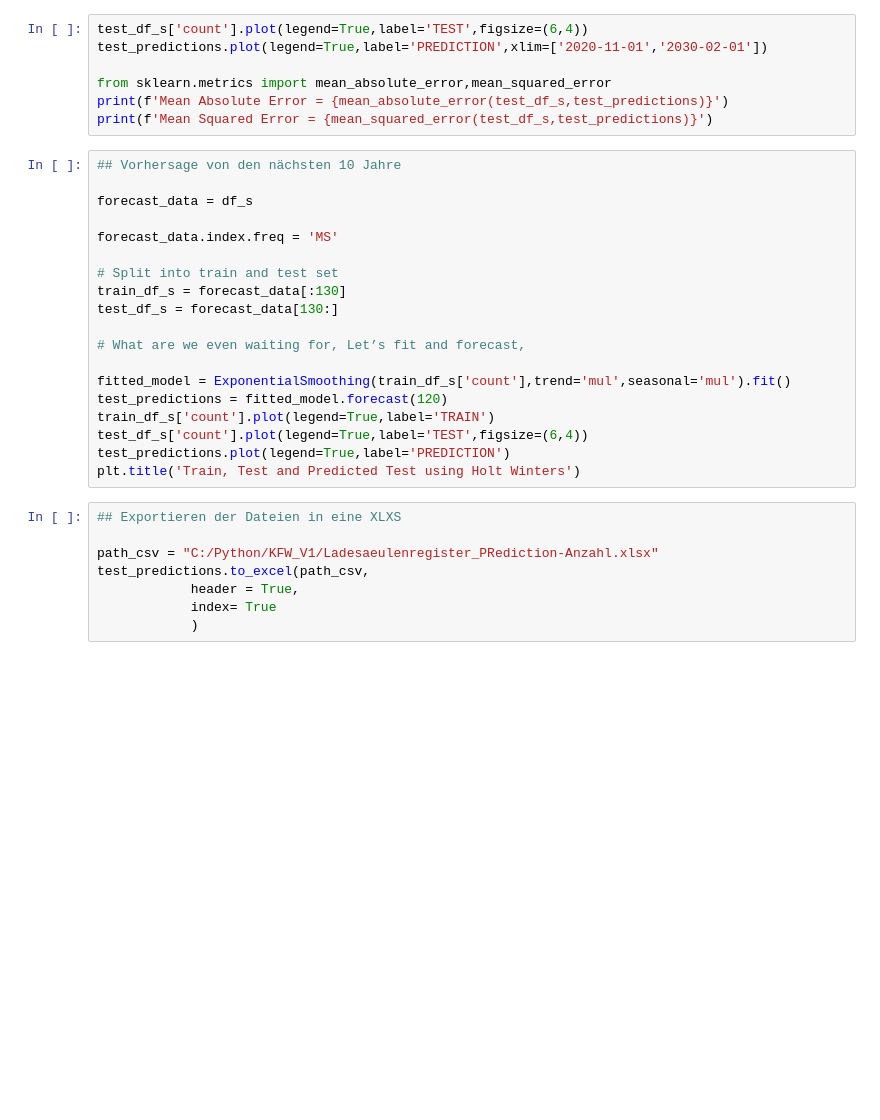
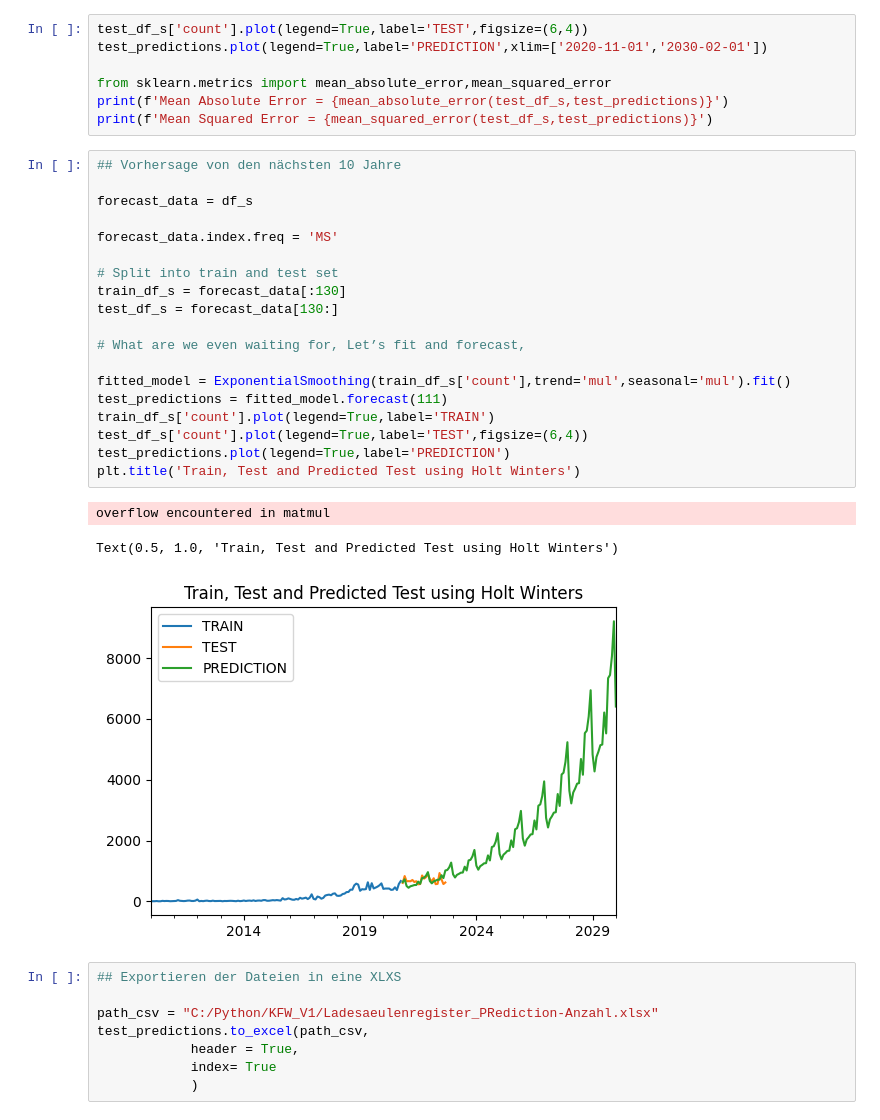
Before and after one commit to BT-Zarrok/KFW, a Jupyter notebook: KFW.ipynb, the cells around one changed output. Saved outputs shown, nothing was run; the diff lists cells and outputs as text; blank space fills up the shorter version.

```diff
--- a/KFW.ipynb
+++ b/KFW.ipynb
@@ -704,22 +770,26 @@ print(f'Mean Squared Error = {mean_squared_error(test_df_s,test_predictions)}')
 # %%
 ## Vorhersage von den nächsten 10 Jahre
 
 forecast_data = df_s
 
 forecast_data.index.freq = 'MS'
 
 # Split into train and test set
 train_df_s = forecast_data[:130]
 test_df_s = forecast_data[130:]
 
 # What are we even waiting for, Let’s fit and forecast,
 
 fitted_model = ExponentialSmoothing(train_df_s['count'],trend='mul',seasonal='mul').fit()
-test_predictions = fitted_model.forecast(120)
+test_predictions = fitted_model.forecast(111)
 train_df_s['count'].plot(legend=True,label='TRAIN')
 test_df_s['count'].plot(legend=True,label='TEST',figsize=(6,4))
 test_predictions.plot(legend=True,label='PREDICTION')
 plt.title('Train, Test and Predicted Test using Holt Winters')
+# %% [output]
+overflow encountered in matmul
+Text(0.5, 1.0, 'Train, Test and Predicted Test using Holt Winters')
+[figure, added]
 # %%
 ## Exportieren der Dateien in eine XLXS
 
```
Also changed, not shown: parts of 5 cells of this notebook.
